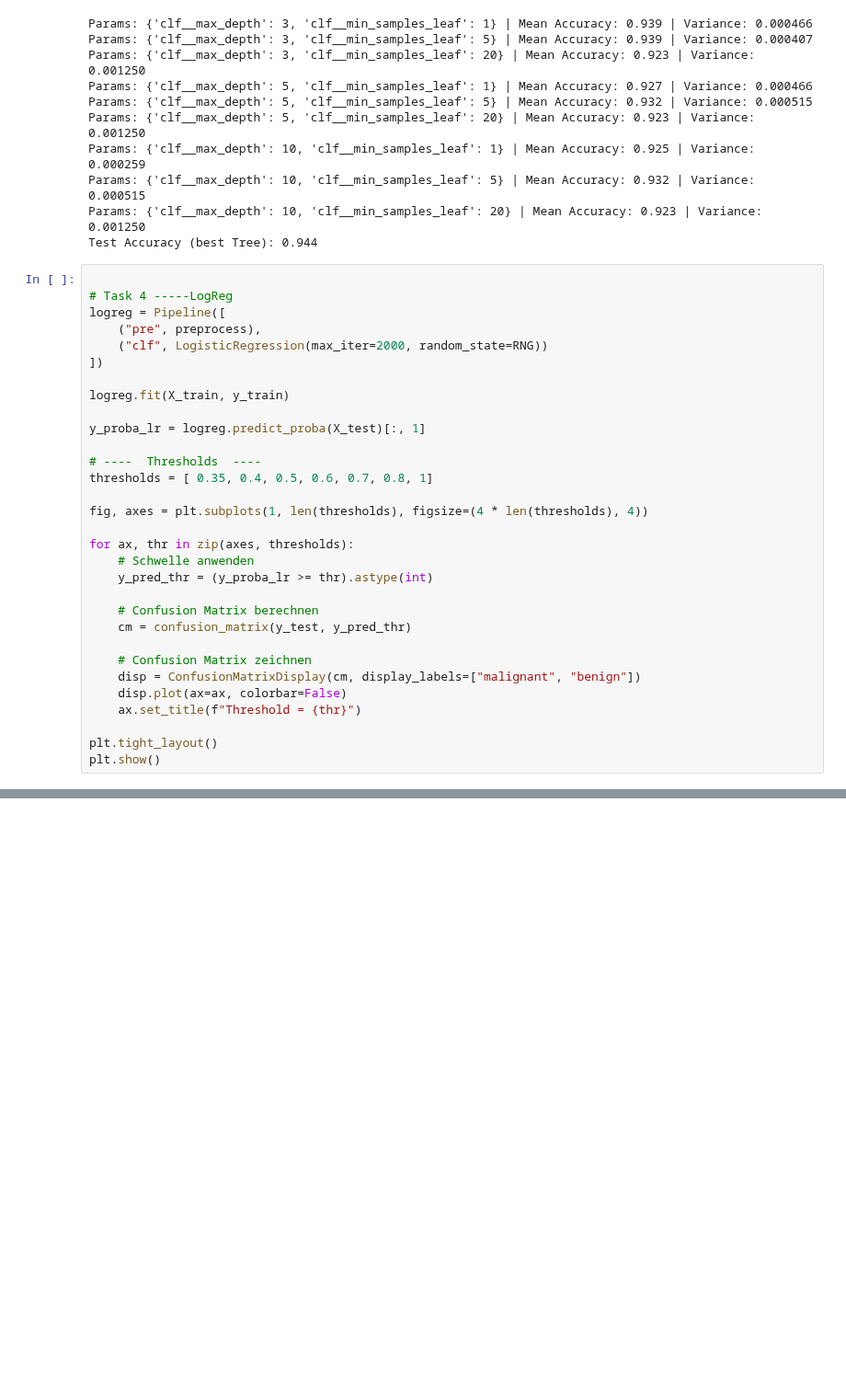
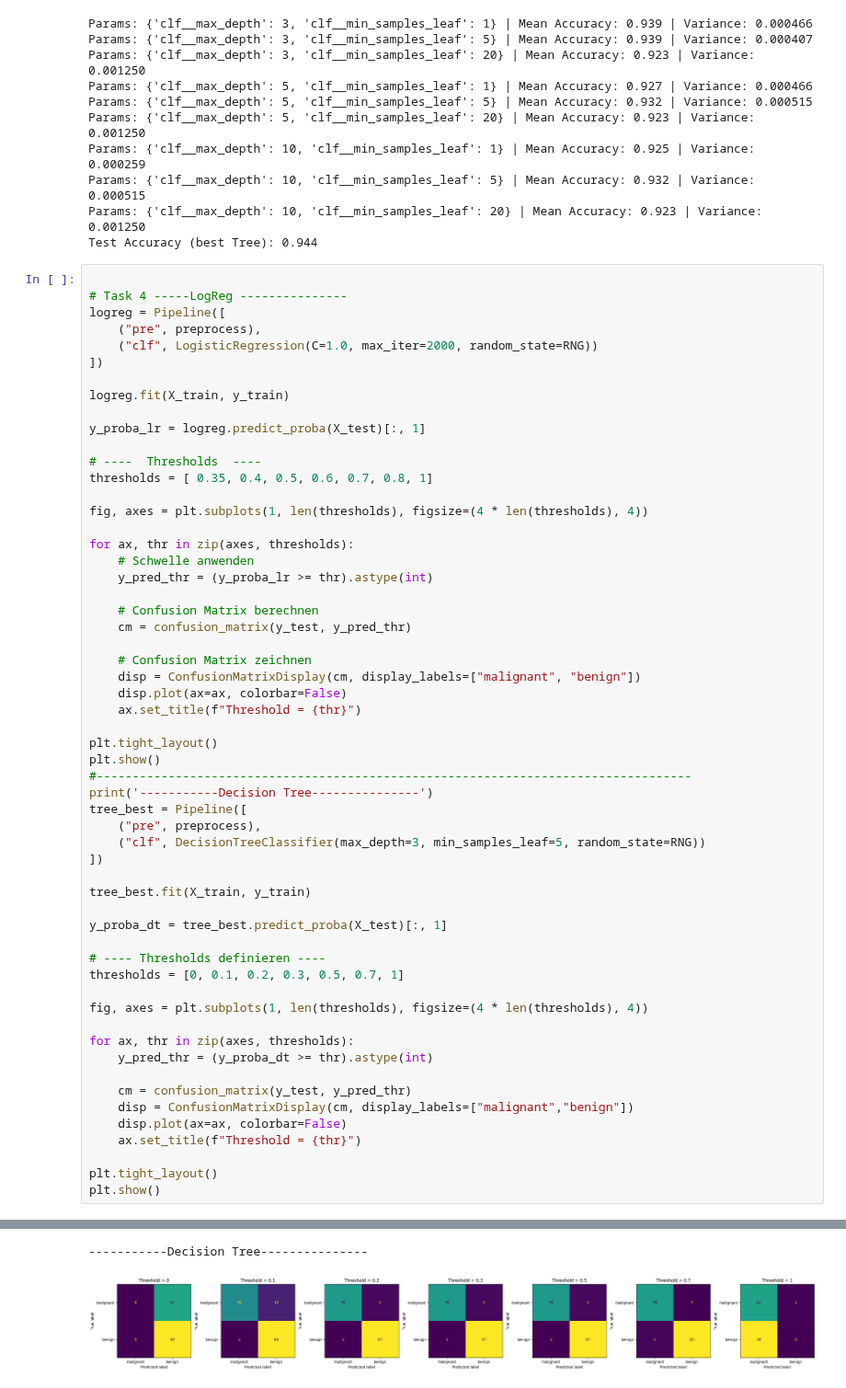
Before and after one commit to dustindobry/AIMA, a Jupyter notebook: week_02_ml_basics_I.ipynb, the cells around one changed output, grey strips where cells are left out. Shown at 92% size. Saved outputs shown, nothing was run; the diff lists cells and outputs as text; blank space fills up the shorter version.

Commit message:
Task 4 done

```diff
--- a/week_02_ml_basics_I.ipynb
+++ b/week_02_ml_basics_I.ipynb
@@ -604,37 +597,65 @@ Params: {'clf__max_depth': 10, 'clf__min_samples_leaf': 20} | Mean Accuracy: 0.9
 Test Accuracy (best Tree): 0.944
 # %%
 
-# Task 4 -----LogReg
+# Task 4 -----LogReg ---------------
 logreg = Pipeline([
     ("pre", preprocess),
-    ("clf", LogisticRegression(max_iter=2000, random_state=RNG))
+    ("clf", LogisticRegression(C=1.0, max_iter=2000, random_state=RNG))
 ])
 
 logreg.fit(X_train, y_train)
 
 y_proba_lr = logreg.predict_proba(X_test)[:, 1]
 
 # ----  Thresholds  ----
 thresholds = [ 0.35, 0.4, 0.5, 0.6, 0.7, 0.8, 1]
 
 fig, axes = plt.subplots(1, len(thresholds), figsize=(4 * len(thresholds), 4))
 
 for ax, thr in zip(axes, thresholds):
     # Schwelle anwenden
     y_pred_thr = (y_proba_lr >= thr).astype(int)
 
     # Confusion Matrix berechnen
     cm = confusion_matrix(y_test, y_pred_thr)
 
     # Confusion Matrix zeichnen
     disp = ConfusionMatrixDisplay(cm, display_labels=["malignant", "benign"])
     disp.plot(ax=ax, colorbar=False)
     ax.set_title(f"Threshold = {thr}")
 
 plt.tight_layout()
 plt.show()
+#-----------------------------------------------------------------------------------
+print('-----------Decision Tree---------------')
+tree_best = Pipeline([
+    ("pre", preprocess),
+    ("clf", DecisionTreeClassifier(max_depth=3, min_samples_leaf=5, random_state=RNG))
+])
+
+tree_best.fit(X_train, y_train)
+
+y_proba_dt = tree_best.predict_proba(X_test)[:, 1]
+
+# ---- Thresholds definieren ----
+thresholds = [0, 0.1, 0.2, 0.3, 0.5, 0.7, 1]
+
+fig, axes = plt.subplots(1, len(thresholds), figsize=(4 * len(thresholds), 4))
+
+for ax, thr in zip(axes, thresholds):
+    y_pred_thr = (y_proba_dt >= thr).astype(int)
+
+    cm = confusion_matrix(y_test, y_pred_thr)
+    disp = ConfusionMatrixDisplay(cm, display_labels=["malignant","benign"])
+    disp.plot(ax=ax, colorbar=False)
+    ax.set_title(f"Threshold = {thr}")
+
+plt.tight_layout()
+plt.show()
 # %% [output]
 [figure]
+-----------Decision Tree---------------
+[figure, added]
 # %% [markdown]
 **Task 4**
 (positiv = malignant)
```
Also changed, not shown: parts of 2 cells of this notebook.
